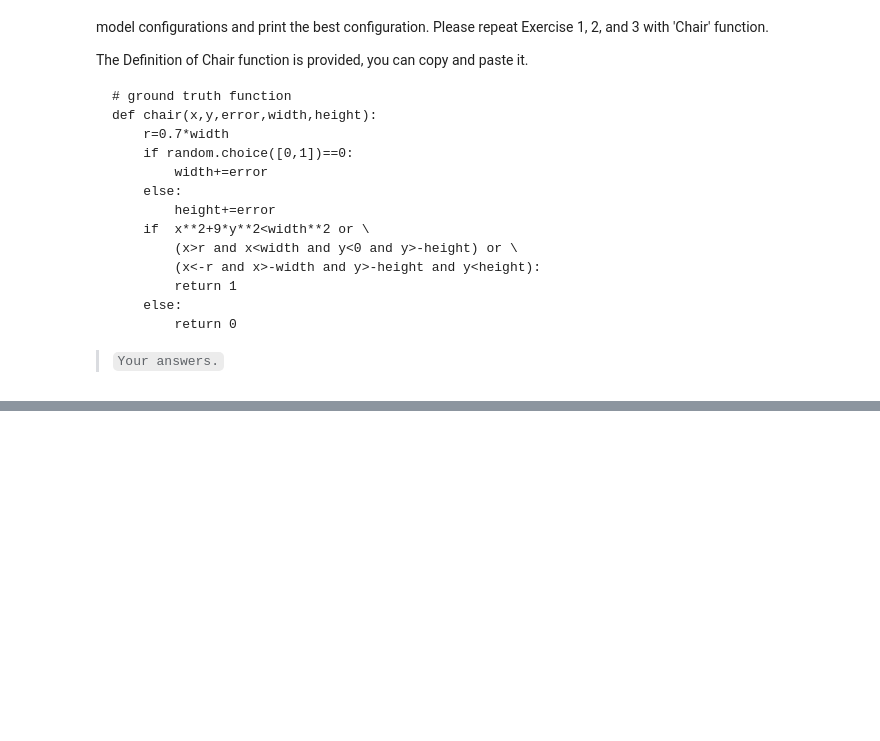
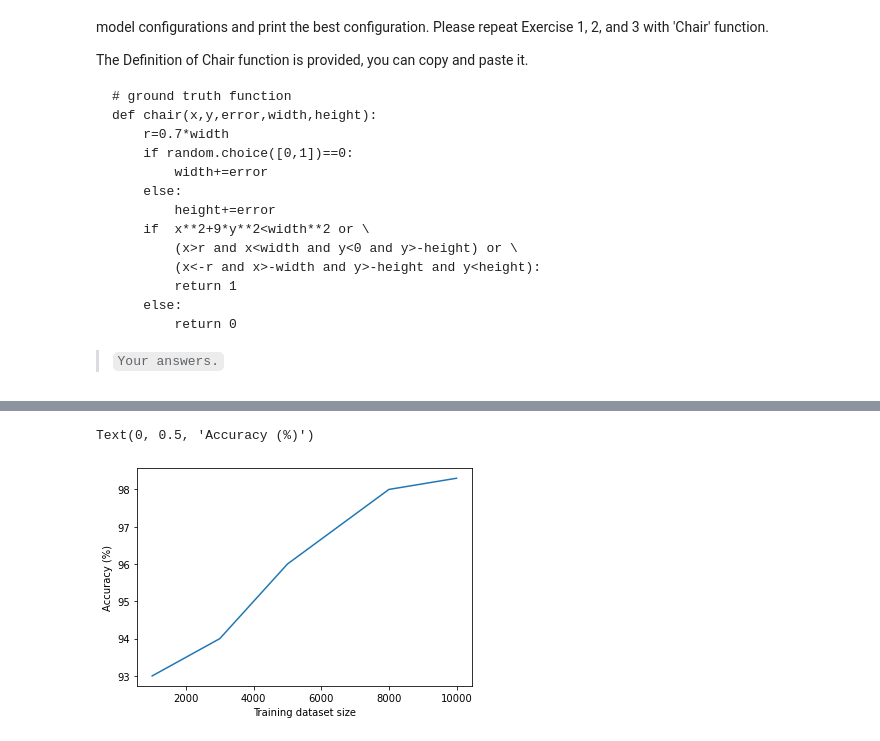
Before and after one commit to lovelytt0/EPS136, a Jupyter notebook: Lab08/Neural_Network.ipynb, the cells around one changed output, grey strips where cells are left out. Cells and saved outputs as stored; diff of their text form; code cells hidden in the pictures; blank space fills up the shorter version.

```diff
--- a/Lab08/Neural_Network.ipynb
+++ b/Lab08/Neural_Network.ipynb
@@ -227,0 +246,11 @@ def chair(x,y,error,width,height):
+# %%
+# Exercise 3
+# Plotting template
+training_size = [1000, 3000, 5000, 8000, 10000]
+accuray = [93,94,96,98,98.3]
+plt.plot(training_size, accuray)
+plt.xlabel('Training dataset size')
+plt.ylabel('Accuracy (%)')
+# %% [output]
+Text(0, 0.5, 'Accuracy (%)')
+[figure, added]
```
Also changed, not shown: parts of 4 cells of this notebook, 2 other files.
